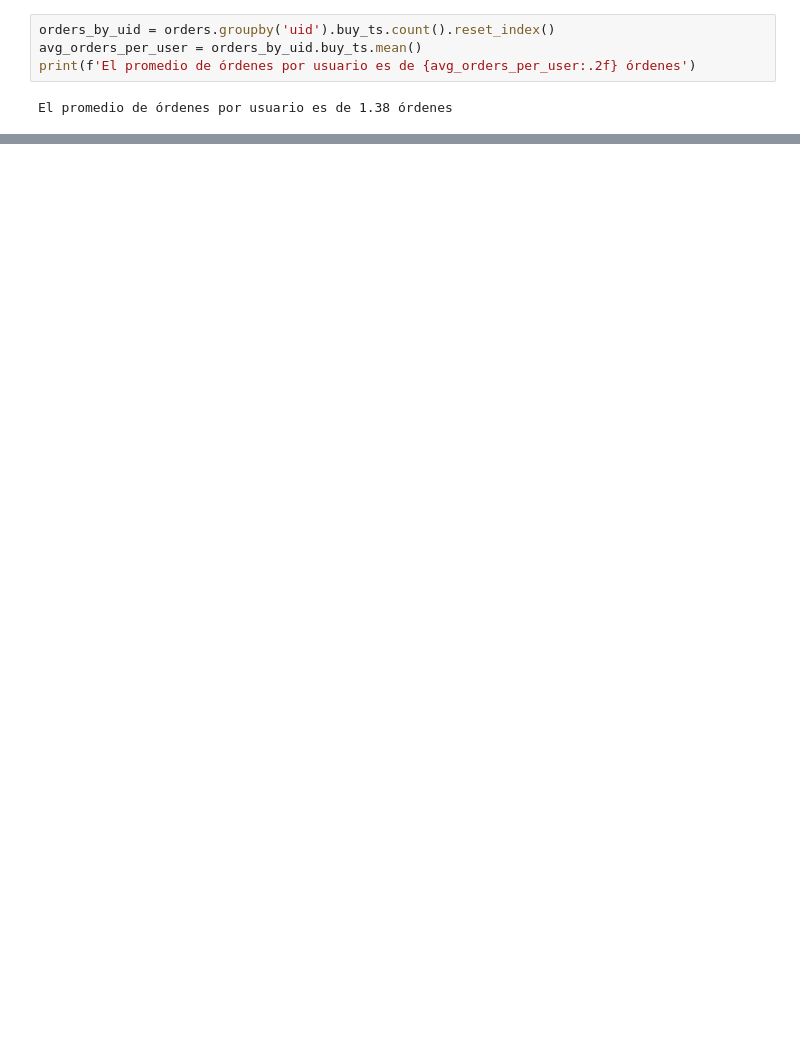
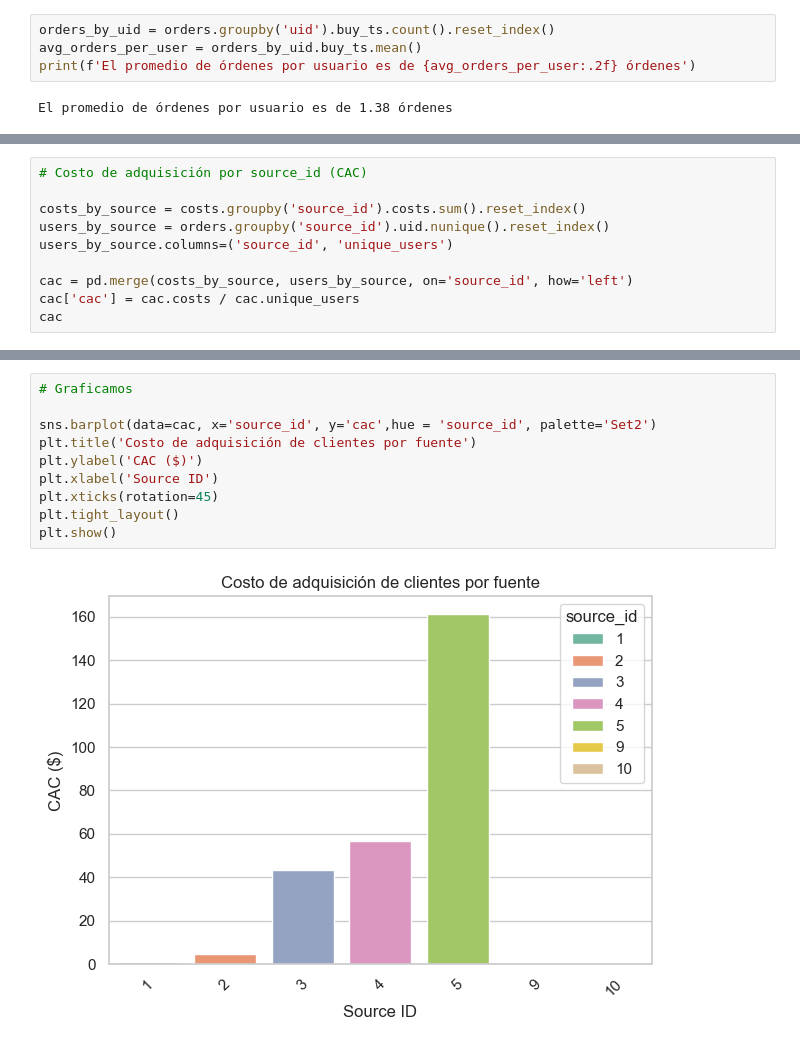
Before and after one commit to latostadorano/tt_s09_showz_tickets, a Jupyter notebook: s_09.ipynb, the cells around one changed output, grey strips where cells are left out. Saved outputs shown, nothing was run; the diff lists cells and outputs as text; blank space fills up the shorter version.

```diff
--- a/s_09.ipynb
+++ b/s_09.ipynb
@@ -583,0 +655,10 @@ Traza gráficos para mostrar cómo difieren estas métricas para varios disposit
+# %%
+# Costo de adquisición por source_id (CAC)
+
+costs_by_source = costs.groupby('source_id').costs.sum().reset_index()
+users_by_source = orders.groupby('source_id').uid.nunique().reset_index()
+users_by_source.columns=('source_id', 'unique_users')
+
+cac = pd.merge(costs_by_source, users_by_source, on='source_id', how='left')
+cac['cac'] = cac.costs / cac.unique_users
+cac
@@ -583,0 +674,12 @@ Traza gráficos para mostrar cómo difieren estas métricas para varios disposit
+# %%
+# Graficamos
+
+sns.barplot(data=cac, x='source_id', y='cac',hue = 'source_id', palette='Set2')
+plt.title('Costo de adquisición de clientes por fuente')
+plt.ylabel('CAC ($)')
+plt.xlabel('Source ID')
+plt.xticks(rotation=45)
+plt.tight_layout()
+plt.show()
+# %% [output]
+[figure, added]
```
Also changed, not shown: parts of 18 cells of this notebook.
